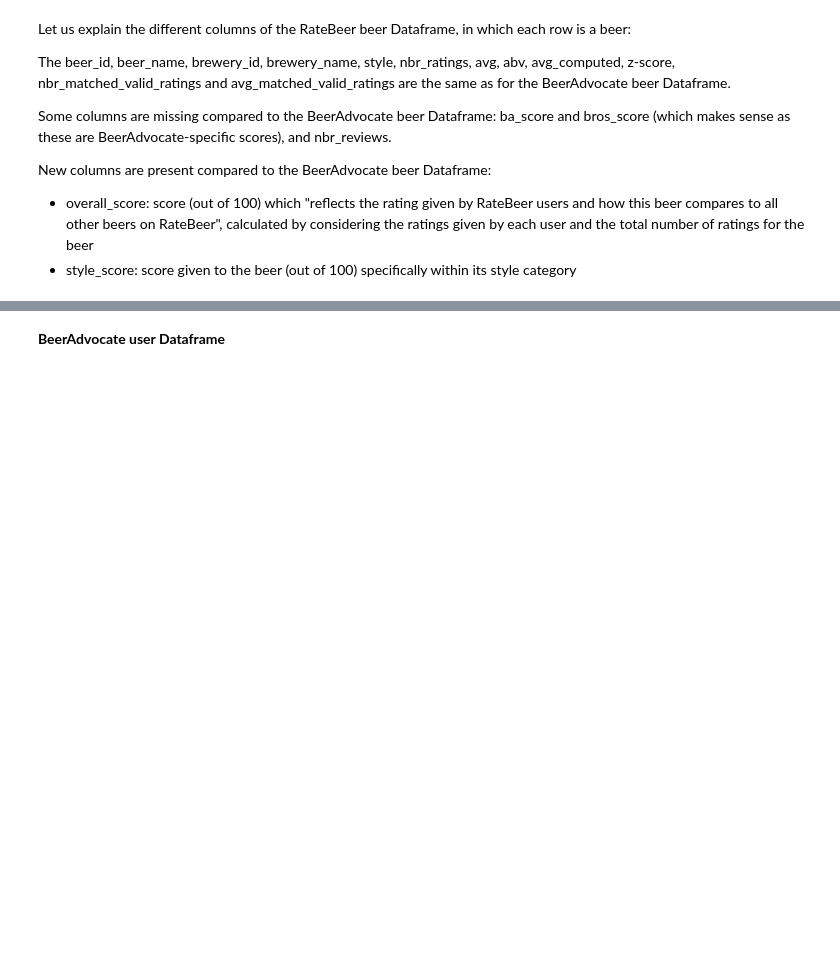
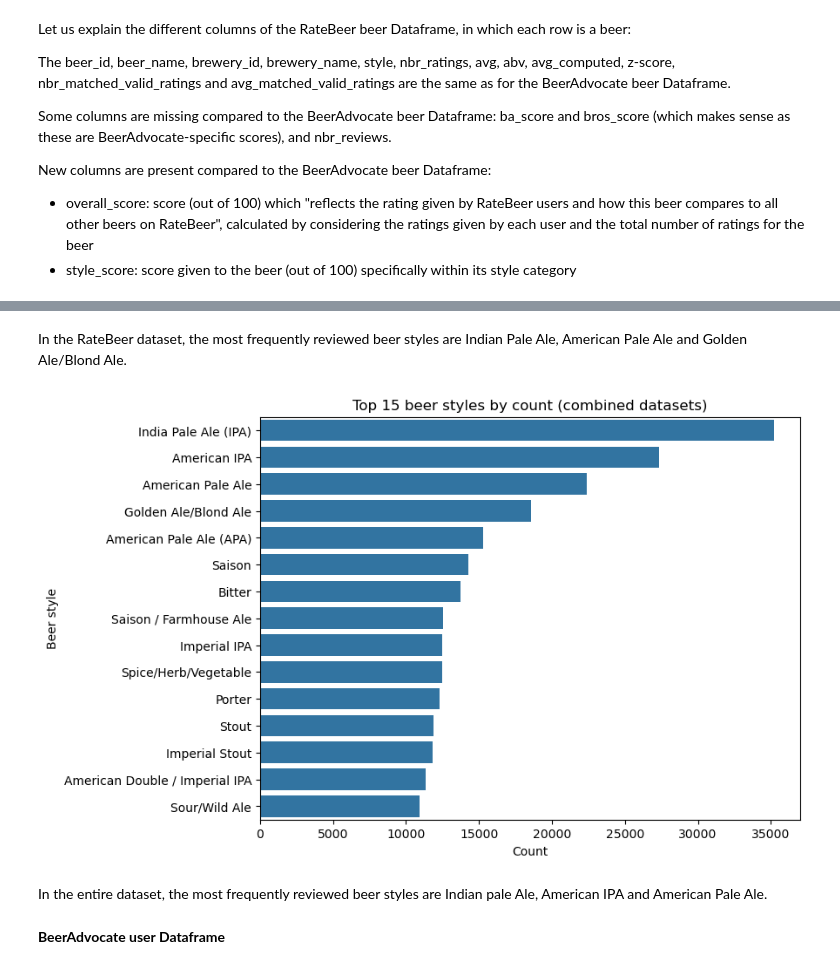
Before and after one commit to epfl-ada/ada-2024-project-datapilots, a Jupyter notebook: results.ipynb, the cells around one changed output, grey strips where cells are left out. Cells and saved outputs as stored; diff of their text form; code cells hidden in the pictures; blank space fills up the shorter version.

```diff
--- a/results.ipynb
+++ b/results.ipynb
@@ -143,3 +187,24 @@ New columns are present compared to the BeerAdvocate beer Dataframe:
+# %% [markdown]
+In the RateBeer dataset, the most frequently reviewed beer styles are Indian Pale Ale, American Pale Ale and Golden Ale/Blond Ale.
+# %%
+# combined datasets
+
+combined_beer_dfs = pd.concat([ba_beers, rb_beers])
+
+#only visualize the top 15 beer styles to make the plot easier to read
+top_15_styles = combined_beer_dfs['style'] .value_counts().head(15)
+
+plt.figure(figsize=(8, 6))
+sns.barplot(x=top_15_styles.values, y=top_15_styles.index)
+plt.title("Top 15 beer styles by count (combined datasets)")
+plt.xlabel("Count")
+plt.ylabel("Beer style")
+plt.show()
+plt.close()
+# %% [output]
+[figure, added]
+# %% [markdown]
+In the entire dataset, the most frequently reviewed beer styles are Indian pale Ale, American IPA and American Pale Ale.
 # %% [markdown]
 **BeerAdvocate user Dataframe**
 # %%
```
Also changed, not shown: parts of 16 cells of this notebook, 1 other file.
